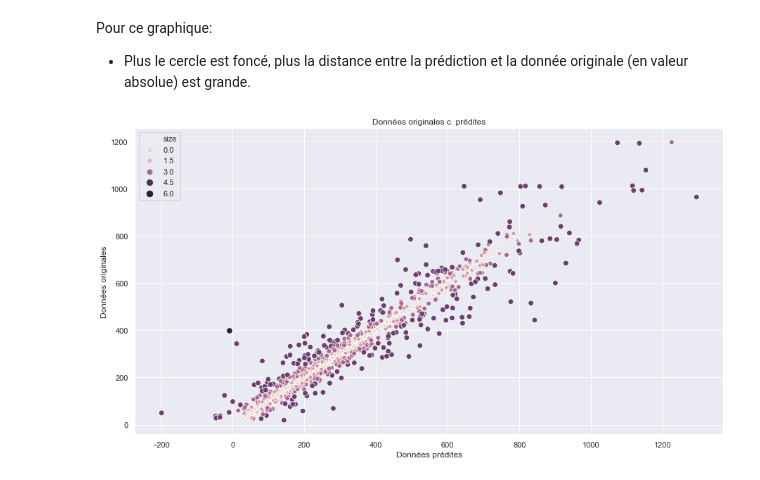
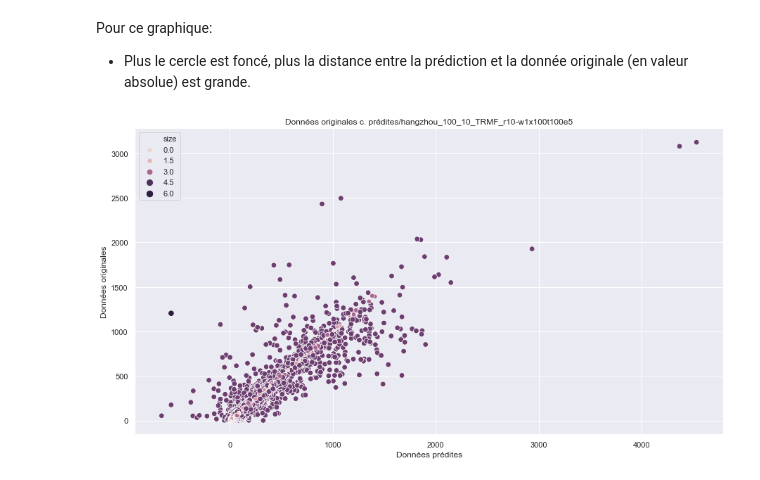
Before and after one commit to antoML/sysfac, a Jupyter notebook: 00_resultats.ipynb, the cells around one changed output. Drawn from its saved outputs; the diff is of its cells as text; code cells hidden in the pictures.

```diff
--- a/00_resultats.ipynb
+++ b/00_resultats.ipynb
@@ -35,8 +35,8 @@ import seaborn as sns; sns.set()
 ## Seulement changer le fichier de base
 params = {
     "dossier1": "exp",
-    "dossier2": "/transport_Birmingham",
-    "fichier_base": "/birmingham_50_10_TRMF_r10-w1x100t100e5",
+    "dossier2": "/transport_Hangzhou",
+    "fichier_base": "/hangzhou_100_10_TRMF_r10-w1x100t100e5",
     "fichier_comparatif": "/fichier_comparatif.csv"
     }
 # %% [markdown]
@@ -175,14 +180,14 @@ Pour ce graphique:
 # %%
 ## Présentation du graphique
 plt.figure(figsize=(15,8))
 ax = sns.scatterplot(x="x_pred",
                      y="y_original",
                      hue="size",
                      size="size",
                      data=df_comparaisons)
 
-ax.set(xlabel='Données prédites', ylabel='Données originales', title = "Données originales c. prédites")
+ax.set(xlabel='Données prédites', ylabel='Données originales', title = "Données originales c. prédites" + params["fichier_base"])
 ax.figure.savefig(png_comparaison)
 plt.show()
 # %% [output]
-[figure, old version]
+[figure, new version]
```
Also changed, not shown: parts of 5 cells of this notebook, 2 other files.
